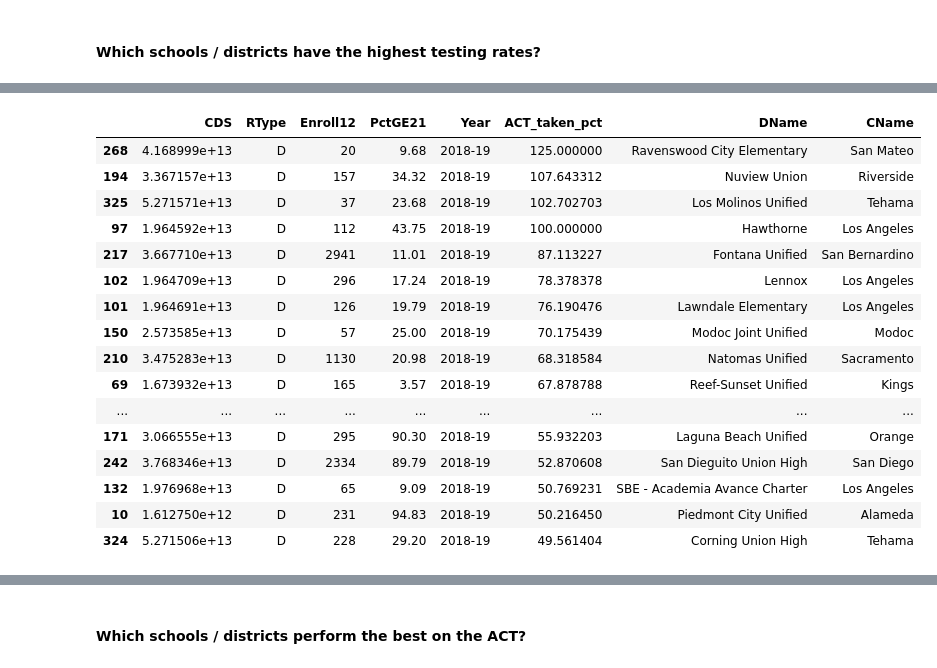
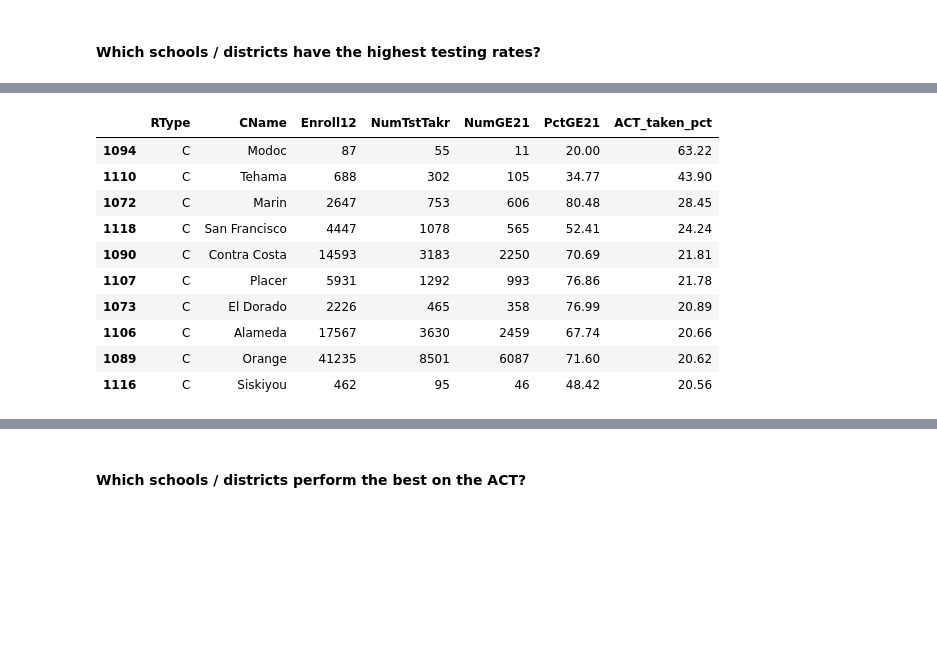
Before and after one commit to stevenlw-porpoise/California-Standardized-Testing-Analysis-Project, a Jupyter notebook: project1.ipynb, the cells around one changed output, grey strips where cells are left out. Drawn from its saved outputs; the diff is of its cells as text; code cells hidden in the pictures; blank space fills up the shorter version.

```diff
--- a/project1.ipynb
+++ b/project1.ipynb
@@ -131,10 +139,11 @@ Index(['CDS', 'CCode', 'CDCode', 'SCode', 'RType', 'SName', 'DName', 'CName',
        'AvgScrSci', 'NumGE21', 'PctGE21', 'Year'],
       dtype='object')
 # %%
+name_cols = ['SName', 'DName', 'CName']
+
 code_cols = ['CCode', 'CDCode', 'SCode']
-name_cols = ['SName', 'DName', 'CName']
 subject_cols = ['AvgScrRead', 'AvgScrEng', 'AvgScrMath', 'AvgScrSci']
-dropped_cols = code_cols + name_cols + subject_cols
+dropped_cols = code_cols + subject_cols
 act_ca.drop(columns=dropped_cols, inplace = True)
 # %% [markdown]
 #### State aggregate
@@ -158 +163,4 @@ act_big = act_ca.drop(act_small.index)
+# %%
+act_big = act_ca.query('NumTstTakr >= 15').copy()
+act_small = act_big.query('Enroll12 >= 100')
 # %%
@@ -244,2 +236,2 @@ act_raw.query('Enroll12 < NumTstTakr').drop(columns = code_cols + subject_cols +
 # %%
-act_big['ACT_taken_pct'].clip(upper = 125, inplace = True)
+act_big['ACT_taken_pct'] = act_big['ACT_taken_pct'].clip(upper = 125).round(2)
@@ -310,21 +267,15 @@ act_df.query('RType == "S"').merge(act_raw[['SName', 'CName', 'CDS']], how = 'le
 # %%
-act_df.query('RType == "D"').merge(act_raw[['DName', 'CName', 'CDS']], how = 'left', on = 'CDS'). \
-    sort_values('ACT_taken_pct', ascending = False).head(20)
+act_big.query('RType == "C"').drop(columns= ['SName', 'DName', 'CDS', 'Year']).\
+    sort_values('ACT_taken_pct', ascending = False).head(10)
 # %% [output]
-|  | CDS | RType | Enroll12 | PctGE21 | Year | ACT_taken_pct | DName | CName |
-| 268 | 4.168999e+13 | D | 20 | 9.68 | 2018-19 | 125.000000 | Ravenswood City Elementary | San Mateo |
-| 194 | 3.367157e+13 | D | 157 | 34.32 | 2018-19 | 107.643312 | Nuview Union | Riverside |
-| 325 | 5.271571e+13 | D | 37 | 23.68 | 2018-19 | 102.702703 | Los Molinos Unified | Tehama |
-| 97 | 1.964592e+13 | D | 112 | 43.75 | 2018-19 | 100.000000 | Hawthorne | Los Angeles |
-| 217 | 3.667710e+13 | D | 2941 | 11.01 | 2018-19 | 87.113227 | Fontana Unified | San Bernardino |
-| 102 | 1.964709e+13 | D | 296 | 17.24 | 2018-19 | 78.378378 | Lennox | Los Angeles |
-| 101 | 1.964691e+13 | D | 126 | 19.79 | 2018-19 | 76.190476 | Lawndale Elementary | Los Angeles |
-| 150 | 2.573585e+13 | D | 57 | 25.00 | 2018-19 | 70.175439 | Modoc Joint Unified | Modoc |
-| 210 | 3.475283e+13 | D | 1130 | 20.98 | 2018-19 | 68.318584 | Natomas Unified | Sacramento |
-| 69 | 1.673932e+13 | D | 165 | 3.57 | 2018-19 | 67.878788 | Reef-Sunset Unified | Kings |
-| ... | ... | ... | ... | ... | ... | ... | ... | ... |
-| 171 | 3.066555e+13 | D | 295 | 90.30 | 2018-19 | 55.932203 | Laguna Beach Unified | Orange |
-| 242 | 3.768346e+13 | D | 2334 | 89.79 | 2018-19 | 52.870608 | San Dieguito Union High | San Diego |
-| 132 | 1.976968e+13 | D | 65 | 9.09 | 2018-19 | 50.769231 | SBE - Academia Avance Charter | Los Angeles |
-| 10 | 1.612750e+12 | D | 231 | 94.83 | 2018-19 | 50.216450 | Piedmont City Unified | Alameda |
-| 324 | 5.271506e+13 | D | 228 | 29.20 | 2018-19 | 49.561404 | Corning Union High | Tehama |
+|  | RType | CName | Enroll12 | NumTstTakr | NumGE21 | PctGE21 | ACT_taken_pct |
+| 1094 | C | Modoc | 87 | 55 | 11 | 20.00 | 63.22 |
+| 1110 | C | Tehama | 688 | 302 | 105 | 34.77 | 43.90 |
+| 1072 | C | Marin | 2647 | 753 | 606 | 80.48 | 28.45 |
+| 1118 | C | San Francisco | 4447 | 1078 | 565 | 52.41 | 24.24 |
+| 1090 | C | Contra Costa | 14593 | 3183 | 2250 | 70.69 | 21.81 |
+| 1107 | C | Placer | 5931 | 1292 | 993 | 76.86 | 21.78 |
+| 1073 | C | El Dorado | 2226 | 465 | 358 | 76.99 | 20.89 |
+| 1106 | C | Alameda | 17567 | 3630 | 2459 | 67.74 | 20.66 |
+| 1089 | C | Orange | 41235 | 8501 | 6087 | 71.60 | 20.62 |
+| 1116 | C | Siskiyou | 462 | 95 | 46 | 48.42 | 20.56 |
```
Also changed, not shown: parts of 33 cells of this notebook.
